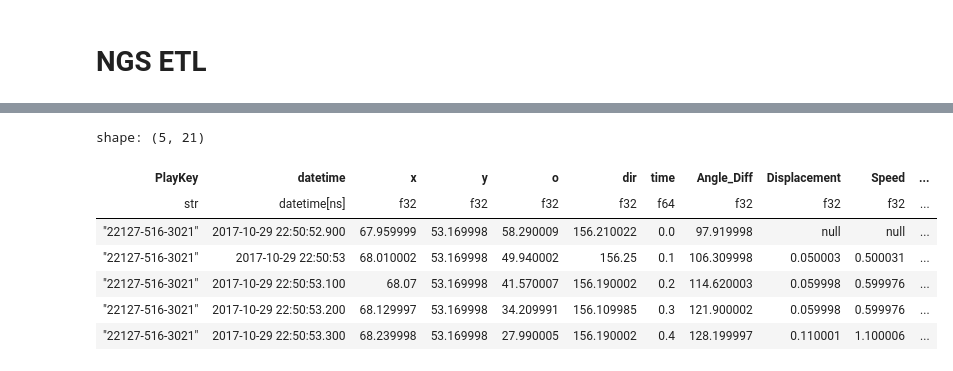
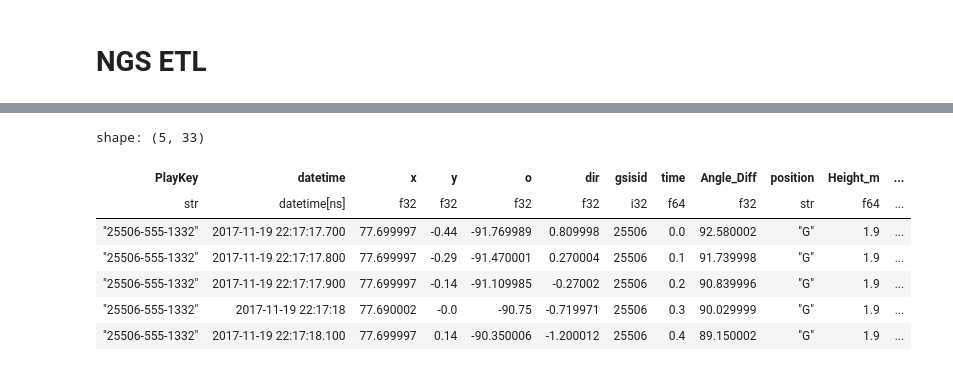
Before and after one commit to FreshOats/NFL_Data_Science, a Jupyter notebook: ETL/ngs_etl.ipynb, the cells around one changed output, grey strips where cells are left out. Cells and saved outputs as stored; diff of their text form; code cells hidden in the pictures.

```diff
--- a/ETL/ngs_etl.ipynb
+++ b/ETL/ngs_etl.ipynb
@@ -115,12 +115,46 @@ def column_corrector(df):
         , 'y'
         , 'o'
         , 'dir'
+        , 'gsisid'
         ]).rename({"time":"datetime"})
 
     df = df.sort(['PlayKey', 'datetime'])
 
     df = df.with_columns(
         (pl.arange(0, pl.len()) * 0.1).over("PlayKey").alias("time")
+        ).with_columns([pl.col('gsisid').cast(pl.Int32)])
+
+    return df
+
+
+def body_builder():
+    body_data = pl.DataFrame({
+        "position": ["QB", "RB", "FB", "WR", "TE", "T", "G", "C", "DE", "DT", "NT", "LB", "OLB", "MLB", "CB", "S", "K", "P", "SS", "ILB", "FS", "LS", "DB"]
+        # , "Position_Name": ["Quarterback", "Running Back", "Fullback", "Wide Receiver", "Tight End", "Tackle", "Guard", "Center", "Defensive End", "Defensive Tackle", "Nose Tackle", "Linebacker", "Outside Linebacker", "Middle Linebacker", "Cornerback", "Safety", "Kicker", "Punter", "Strong Safety", "Inside Linebacker", "Free Safety", "Long Snapper", "Defensive Back"]
+        , "Height_m": [1.91, 1.79, 1.85, 1.88, 1.96, 1.97, 1.90, 1.87, 1.97, 1.92, 1.88, 1.90, 1.90, 1.87, 1.82, 1.84, 1.83, 1.88, 1.84, 1.90, 1.84, 1.88, 1.82]
+        , "Weight_kg": [102.1, 95.3, 111.1, 90.7, 114.6, 140.6, 141.8, 136.1, 120.2, 141.8, 152.0, 110.0, 108.9, 113.4, 87.4, 95.9, 92.08, 97.52, 95.9, 110.0, 95.9, 108.86, 87.4]
+        , "Chest_rad_m": [0.191, 0.191, 0.191, 0.191, 0.191, 0.191, 0.191, 0.191, 0.191, 0.191, 0.191, 0.191, 0.191, 0.191, 0.191, 0.191, 0.191, 0.191, 0.191, 0.191, 0.191, 0.191, 0.191]
+        })
+
+    position = data_loader(dataset='positions', database='nfl_concussion')
+    position = position.join(
+        body_data
+        , left_on='position'
+        , right_on='position'
+        , how='left'
         )
 
-    return df
+    return position
+
+
+def weight_gainer(df):
+    position = body_builder()
+
+    return df.join(
+        position
+        , on='gsisid'
+        , how='left'
+        ).drop_nulls(subset=['position'])
+
+
+    # .drop(['gsisid'])
@@ -177,7 +163,8 @@ track = data_loader(dataset='ngs_data', database='nfl_concussion')
 track = data_shrinker(track)
 track = column_corrector(track)
 track = angle_corrector(track)
-len(track)
+track = weight_gainer(track)
+track.head()
 # %% [output]
 Memory usage of dataframe is 0.42 MB
 Memory usage after optimization is: 0.38 MB
@@ -280,15 +304,15 @@ def acceleration_calculator(df):
 # %%
-tracks = acceleration_calculator(track)
+tracks = impulse_calculator(track)
 tracks.head()
 # %% [output]
-shape: (5, 21)
+shape: (5, 33)
-| PlayKey | datetime | x | y | o | dir | time | Angle_Diff | Displacement | Speed | ... |
-| str | datetime[ns] | f32 | f32 | f32 | f32 | f64 | f32 | f32 | f32 | ... |
-| "22127-516-3021" | 2017-10-29 22:50:52.900 | 67.959999 | 53.169998 | 58.290009 | 156.210022 | 0.0 | 97.919998 | null | null | ... |
-| "22127-516-3021" | 2017-10-29 22:50:53 | 68.010002 | 53.169998 | 49.940002 | 156.25 | 0.1 | 106.309998 | 0.050003 | 0.500031 | ... |
-| "22127-516-3021" | 2017-10-29 22:50:53.100 | 68.07 | 53.169998 | 41.570007 | 156.190002 | 0.2 | 114.620003 | 0.059998 | 0.599976 | ... |
-| "22127-516-3021" | 2017-10-29 22:50:53.200 | 68.129997 | 53.169998 | 34.209991 | 156.109985 | 0.3 | 121.900002 | 0.059998 | 0.599976 | ... |
-| "22127-516-3021" | 2017-10-29 22:50:53.300 | 68.239998 | 53.169998 | 27.990005 | 156.190002 | 0.4 | 128.199997 | 0.110001 | 1.100006 | ... |
+| PlayKey | datetime | x | y | o | dir | gsisid | time | Angle_Diff | position | Height_m | ... |
+| str | datetime[ns] | f32 | f32 | f32 | f32 | i32 | f64 | f32 | str | f64 | ... |
+| "25506-555-1332" | 2017-11-19 22:17:17.700 | 77.699997 | -0.44 | -91.769989 | 0.809998 | 25506 | 0.0 | 92.580002 | "G" | 1.9 | ... |
+| "25506-555-1332" | 2017-11-19 22:17:17.800 | 77.699997 | -0.29 | -91.470001 | 0.270004 | 25506 | 0.1 | 91.739998 | "G" | 1.9 | ... |
+| "25506-555-1332" | 2017-11-19 22:17:17.900 | 77.699997 | -0.14 | -91.109985 | -0.27002 | 25506 | 0.2 | 90.839996 | "G" | 1.9 | ... |
+| "25506-555-1332" | 2017-11-19 22:17:18 | 77.690002 | -0.0 | -90.75 | -0.719971 | 25506 | 0.3 | 90.029999 | "G" | 1.9 | ... |
+| "25506-555-1332" | 2017-11-19 22:17:18.100 | 77.699997 | 0.14 | -90.350006 | -1.200012 | 25506 | 0.4 | 89.150002 | "G" | 1.9 | ... |
 # %%
 def path_calculator(df):
     import polars as pl
```
Also changed, not shown: parts of 8 cells of this notebook, 3 other files.
